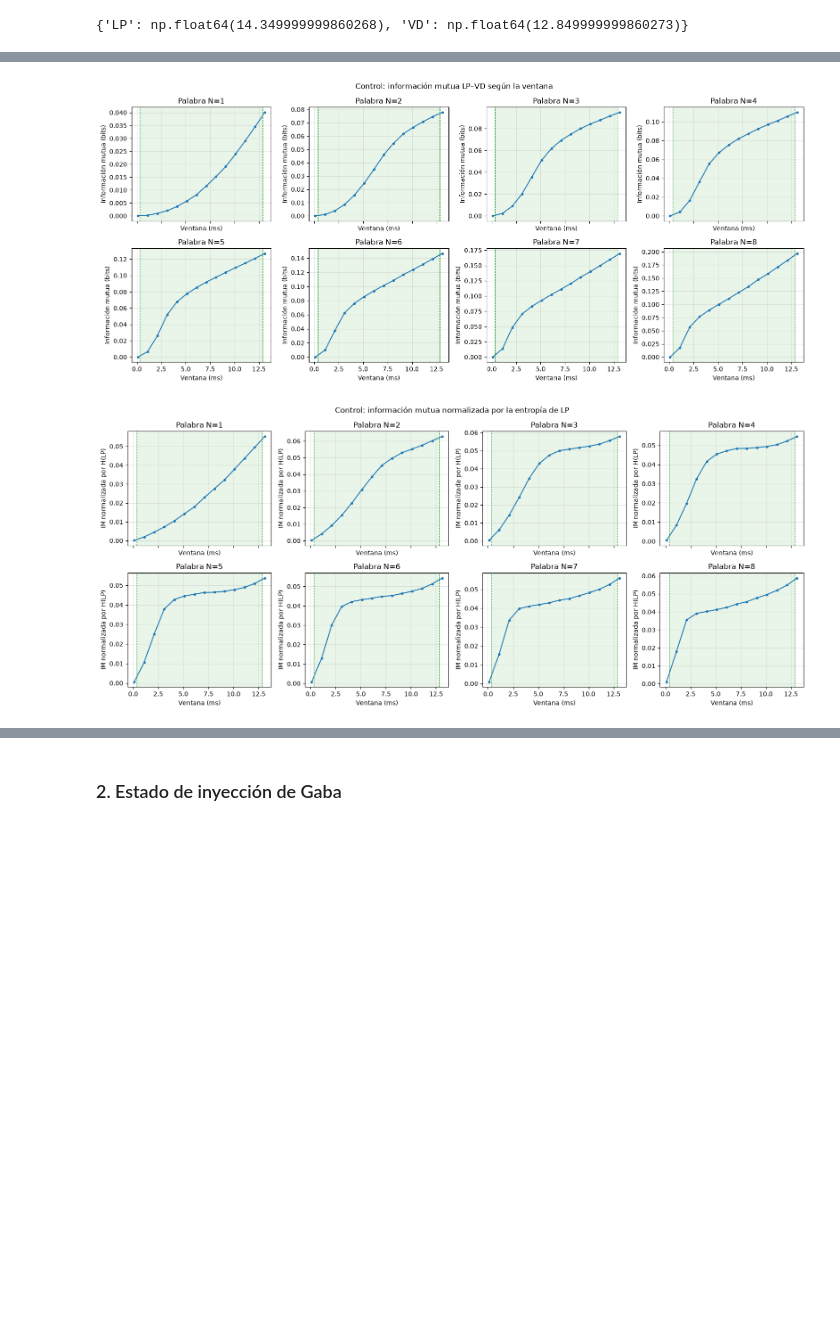
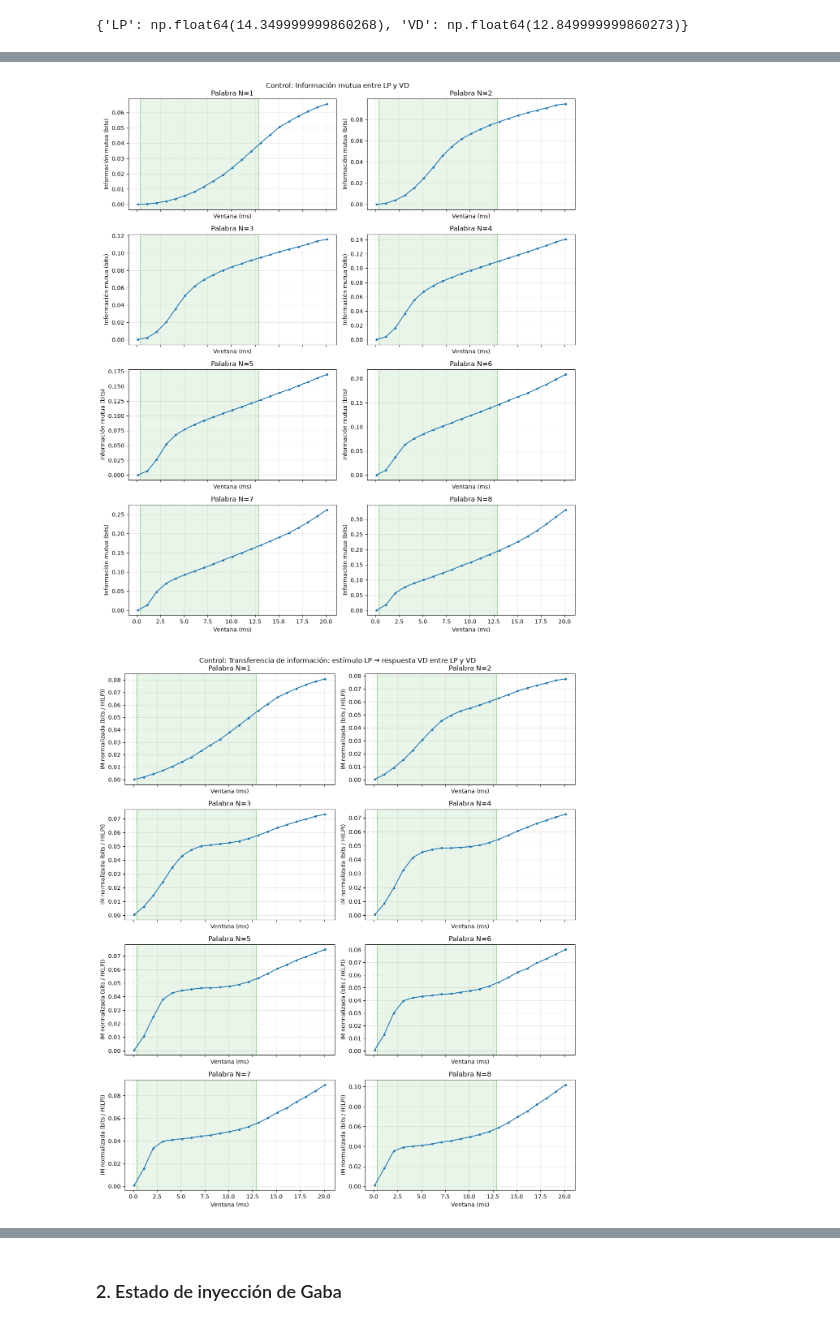
Before and after one commit to jjruedam/practicas_TI, a Jupyter notebook: Informe.ipynb, the cells around one changed output, grey strips where cells are left out. Cells and saved outputs as stored; diff of their text form; code cells hidden in the pictures; blank space fills up the shorter version.

```diff
--- a/Informe.ipynb
+++ b/Informe.ipynb
@@ -92,59 +104,11 @@ Ventanas: [0.1, 1.1, 2.1, 3.1, 4.1, 5.1, 6.1, 7.1, 8.1, 9.1, 10.1, 11.1, 12.1, 1
 # %%
-import json
-from pathlib import Path
-import matplotlib.pyplot as plt
+from EventExperiment import plot_experiment_sweep
 
-# Leer las métricas directamente de los JSON generados por EventExperiment.
-control_json_metrics = []
-for json_path in control_experiment_paths:
-    with Path(json_path).open(encoding="utf-8") as file:
-        payload = json.load(file)
-    pair = payload["pairwise_mutual_information"][0]
-    normalized = payload["pairwise_normalized_mutual_information"][0]
-    control_json_metrics.append({
-        "window_ms": payload["config"]["simple_event"]["window"],
-        "word_length": payload["config"]["word_length"],
-        "mutual_information_bits": pair["bits"],
-        "nmi_normalized_by_LP": normalized["nmi_normalized_by_LP"],
-        "nmi_normalized_by_VD": normalized["nmi_normalized_by_VD"],
-    })
-
-def plot_control_metric(metric, ylabel, title):
-    fig, axes = plt.subplots(2, 4, figsize=(16, 7), sharex=True)
-    for word_length, ax in zip(range(1, 9), axes.flat):
-        data = sorted(
-            (row for row in control_json_metrics if row["word_length"] == word_length),
-            key=lambda row: row["window_ms"],
-        )
-        windows = [row["window_ms"] for row in data]
-        values = [row[metric] for row in data]
-        ax.axvspan(0.35, 12.85, color="tab:green", alpha=0.10)
-        ax.plot(windows, values, marker="o", markersize=3)
-        ax.axvline(0.35, color="tab:green", linestyle="--", linewidth=0.8)
-        ax.axvline(12.85, color="tab:green", linestyle="--", linewidth=0.8)
-        ax.set_title(f"Palabra N={word_length}")
-        ax.set_xlabel("Ventana (ms)")
-        ax.set_ylabel(ylabel)
-        ax.grid(True, alpha=0.3)
-    fig.suptitle(title)
-    fig.tight_layout()
-    plt.show()
-
-plot_control_metric(
-    "mutual_information_bits",
-    "Información mutua (bits)",
-    "Control: información mutua LP–VD según la ventana",
+plot_experiment_sweep(
+    control_experiment_paths,
+    state_name="Control",
+    admissible_interval=(0.35, 12.85),
 )
-plot_control_metric(
-    "nmi_normalized_by_LP",
-    "IM normalizada por H(LP)",
-    "Control: información mutua normalizada por la entropía de LP",
-)
-plot_control_metric(
-    "nmi_normalized_by_VD",
-    "IM normalizada por H(VD)",
-    "Control: información mutua normalizada por la entropía de VD",
-)
 # %% [output]
-[figure, old version]
+[figure, new version]
-[figure, old version]
+[figure, new version]
```
Also changed, not shown: parts of 6 cells of this notebook, 6 other files.
